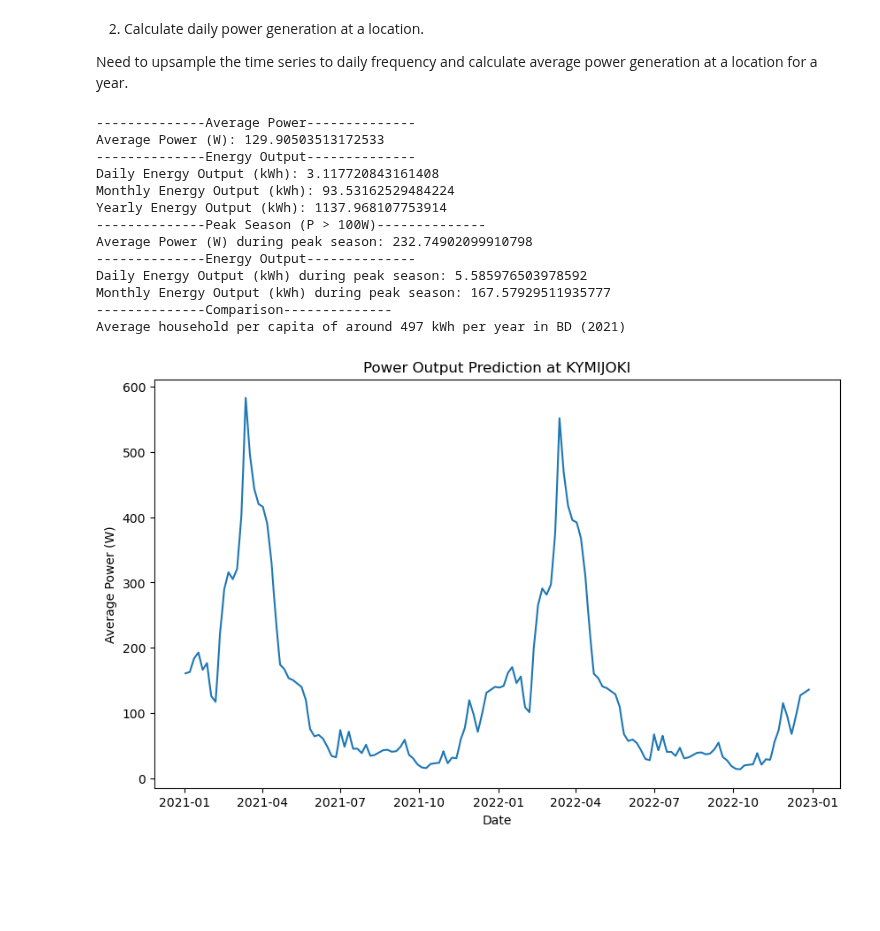
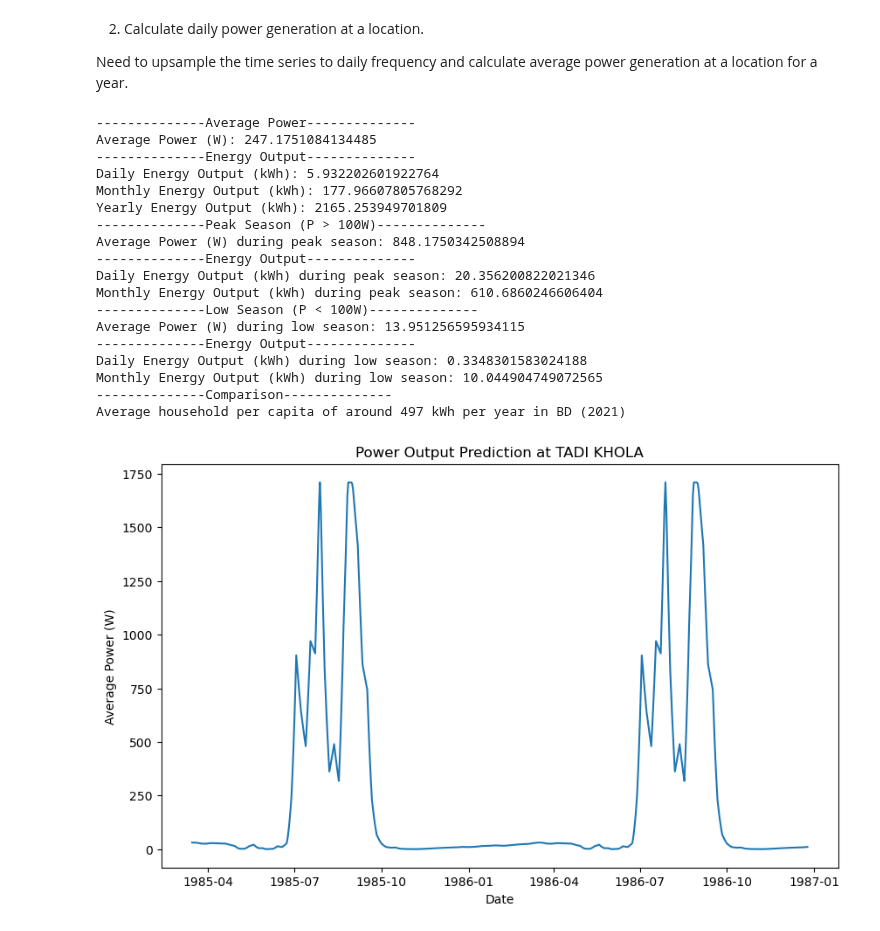
Before and after one commit to pilipb/DP5-code, a Jupyter notebook: long_term.ipynb, the cells around one changed output. Saved outputs shown, nothing was run; the diff lists cells and outputs as text; code cells hidden in the pictures; blank space fills up the shorter version.

```diff
--- a/long_term.ipynb
+++ b/long_term.ipynb
@@ -16,7 +13,8 @@ rivers = {'Brahmaputra, BD': 'DATA/2651100_Q_Day.Cmd.txt',
             'Canagua, VZ': 'DATA/3206080_Q_Day.Cmd.txt',
             'Guapore, BR': 'DATA/3617814_Q_Day.Cmd.txt',
             'Pacaas Novos, BR': 'DATA/3617130_Q_Day.Cmd.txt',
-            'KYMIJOKI, FI': 'DATA/6854203_Q_Day.Cmd.txt'} # for finland use only last 10 years (and manual slope)
+            'KYMIJOKI, FI': 'DATA/6854203_Q_Day.Cmd.txt',
+            'Bermeho, AR': 'DATA/3268900_Q_Day.Cmd.txt',} # for finland use only last 10 years (and manual slope)
 
 widths = {
     'Brahmaputra, BD': 9310,
@@ -31,6 +29,7 @@ widths = {
     'Guapore, BR': 37,
     'Pacaas Novos, BR': 25,
     'KYMIJOKI, FI': 26,
+    'Bermeho, AR': 50,
 } # derived from google maps at the measurement station location
 # %% [markdown]
 # Long term power prediction at a location
@@ -40,18 +39,19 @@ This notebook will combine the ARIMA time series forecasting at a location and t
 1. Import data, fit ARIMA model and forecast power generation at a location
 # %%
 # using data from the ....
-river = 'KYMIJOKI, FI'
+river = 'Tadi Khola, NP'
 file_path = rivers[river]
 metadata, data = read_data(file_path)
 station_info, parsed_data = process_data(metadata, data)
-# take the last 10 years of data
-parsed_data = parsed_data[-3650:]
+# take the last 10 years of data if looking at location with over 20 years of data
+if len(parsed_data) > 8000:
+    parsed_data = parsed_data[-3650:]
 
 lat1 = station_info['Latitude (DD)']
 long1 = station_info['Longitude (DD)']
 
-slope = calc_slope(lat1, long1, 1)
-slope = 0.005
+slope = calc_slope(lat1, long1, 0.01)
+# slope = 0.005
 Q = parsed_data['Value'].mean() # average discharge m^3/s
 W = widths[river] # width in meters
 S = slope # slope at location
@@ -59,7 +59,7 @@ D = (Q / (W**1.02 * S**0.35))**(1/1.74) # depth in meters
 parsed_data['Velocity'] = parsed_data['Value'] / (W * D) # velocity in m/s
 parsed_data = downsample(parsed_data)
 train, test = split_data(parsed_data, split=0.8)
-model = arima_model(train, order=(2,0,2), seasonal_order=(0,1,0,73))
+model = arima_model(train, order=(3,0,2), seasonal_order=(0,1,0,73))
 forecast_data = forecast(model, test)
 plt.figure(figsize=(10,6))
 plt.plot(train.dropna(),  label='Training')
@@ -89,10 +89,10 @@ r_drum = 0.425/2
 pontoon_grid_multiplier = 1.15 # found in main.ipynb
 generator_eff = 0.9
 gearbox_eff = 0.95
-efficiency = generator_eff * gearbox_eff
+
 
 # calculate power output
-shaft_power = power(full_forecast_data * pontoon_grid_multiplier, runner_diameter=turbine_diameter, r_drum=r_drum, L=turbine_width/2, RPM=20) * efficiency
+shaft_power = power(full_forecast_data * pontoon_grid_multiplier, runner_diameter=turbine_diameter, r_drum=r_drum, L=turbine_width/2, RPM=20) * gearbox_eff * generator_eff
 
 # plot power output
 plt.figure(figsize=(10,6))
@@ -113,41 +113,52 @@ print(f"Average Power (W): {shaft_power.mean()}")
 print('--------------Energy Output--------------')
 print(f"Daily Energy Output (kWh): {daily_energy}")
 print(f"Monthly Energy Output (kWh): {monthly_energy}")
 print(f"Yearly Energy Output (kWh): {yearly_energy}")
 
 # calculate the same values but during peak season (when p > 100W)
 peak_season = shaft_power[shaft_power > 100]
 daily_energy_peak = peak_season.mean()*24/1000
 monthly_energy_peak = peak_season.mean()*24*30/1000
 yearly_energy_peak = peak_season.mean()*24*365/1000
 
 print('--------------Peak Season (P > 100W)--------------')
 print(f"Average Power (W) during peak season: {peak_season.mean()}")
 print('--------------Energy Output--------------')
 print(f"Daily Energy Output (kWh) during peak season: {daily_energy_peak}")
 print(f"Monthly Energy Output (kWh) during peak season: {monthly_energy_peak}")
 # print(f"Yearly Energy Output (kWh) during peak season: {yearly_energy_peak}")
 
+print('--------------Low Season (P < 100W)--------------')
+print(f"Average Power (W) during low season: {shaft_power[shaft_power < 100].mean()}")
+print('--------------Energy Output--------------')
+print(f"Daily Energy Output (kWh) during low season: {shaft_power[shaft_power < 100].mean()*24/1000}")
+print(f"Monthly Energy Output (kWh) during low season: {shaft_power[shaft_power < 100].mean()*24*30/1000}")
+
 print('--------------Comparison--------------')
 print('Average household per capita of around 497 kWh per year in BD (2021)') # https://www.enerdata.net/estore/energy-market/bangladesh/#:~:text=Energy%20consumption%20per%20capita%20is,average%20in%20the%20same%20period).
 
 
 plt.show()
 # %% [output]
 --------------Average Power--------------
-Average Power (W): 129.90503513172533
+Average Power (W): 247.1751084134485
 --------------Energy Output--------------
-Daily Energy Output (kWh): 3.117720843161408
-Monthly Energy Output (kWh): 93.53162529484224
-Yearly Energy Output (kWh): 1137.968107753914
+Daily Energy Output (kWh): 5.932202601922764
+Monthly Energy Output (kWh): 177.96607805768292
+Yearly Energy Output (kWh): 2165.253949701809
 --------------Peak Season (P > 100W)--------------
-Average Power (W) during peak season: 232.74902099910798
+Average Power (W) during peak season: 848.1750342508894
 --------------Energy Output--------------
-Daily Energy Output (kWh) during peak season: 5.585976503978592
-Monthly Energy Output (kWh) during peak season: 167.57929511935777
+Daily Energy Output (kWh) during peak season: 20.356200822021346
+Monthly Energy Output (kWh) during peak season: 610.6860246606404
+--------------Low Season (P < 100W)--------------
+Average Power (W) during low season: 13.951256595934115
+--------------Energy Output--------------
+Daily Energy Output (kWh) during low season: 0.3348301583024188
+Monthly Energy Output (kWh) during low season: 10.044904749072565
 --------------Comparison--------------
 Average household per capita of around 497 kWh per year in BD (2021)
-[figure, old version]
+[figure, new version]
 # %%
 # uk river example
 metadata, data = read_data_from_csv('DATA/53001_gdf.csv')
```
Also changed, not shown: parts of 4 cells of this notebook, 1 other file.
